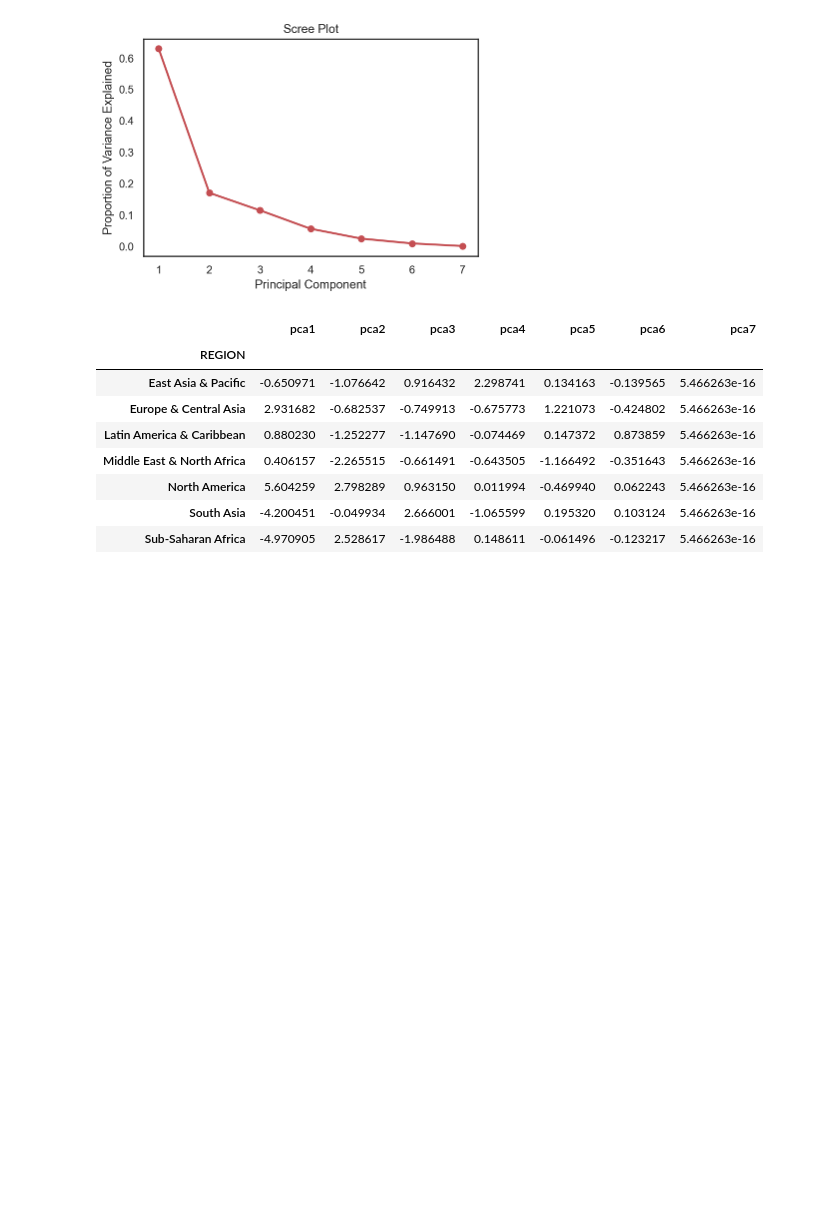
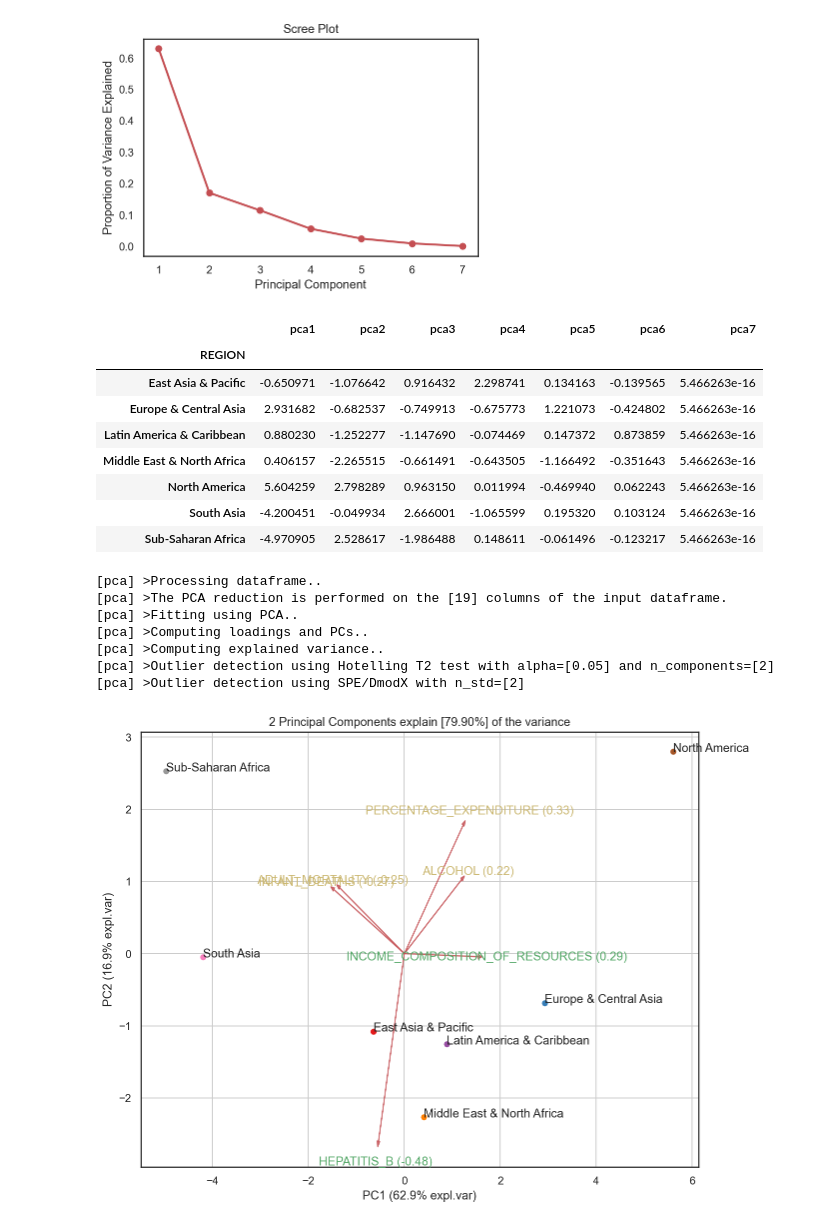
Before and after one commit to YoungAndJin96/Regression_LifeExpectancy, a Jupyter notebook: ipynb/Life_Expectancy_Regression.ipynb, the cells around one changed output. Saved outputs shown, nothing was run; the diff lists cells and outputs as text; code cells hidden in the pictures; blank space fills up the shorter version.

Commit message:
Modify : pca biplot function

```diff
--- a/ipynb/Life_Expectancy_Regression.ipynb
+++ b/ipynb/Life_Expectancy_Regression.ipynb
@@ -631,15 +633,3 @@ def fit_pca(data, n_component=2):
                           columns=[f"pca{num+1}" for num in range(n_component)])
 
     return pca_df, pc_values, pca_var
-# %%
-from pca import pca # biplot을 그리기 위한 별도 라이브러리
-
-def show_biplot(data, n_component=2):
-    pca_df, pc_values, pca_var = fit_pca(data, n_component)
-
-    # n_component 개수만큼의 특성으로 정리한 biplot
-    model = pca(n_component)
-    results = model.fit_transform(pca_df)
-    fig, ax = model.biplot(n_feat=n_component, legend=False)
-
-show_biplot(original, n_component)
@@ -686,3 +667,28 @@ show_screeplot(original, n_component)
 | North America | 5.604259 | 2.798289 | 0.963150 | 0.011994 | -0.469940 | 0.062243 | 5.466263e-16 |
 | South Asia | -4.200451 | -0.049934 | 2.666001 | -1.065599 | 0.195320 | 0.103124 | 5.466263e-16 |
 | Sub-Saharan Africa | -4.970905 | 2.528617 | -1.986488 | 0.148611 | -0.061496 | -0.123217 | 5.466263e-16 |
+# %%
+def show_biplot(data, n_component=2, feature_num=5):
+    data = data.drop(['ISO3166', 'YEAR', 'LIFE_EXPECTANCY'], axis=1)
+
+    model = pca(n_components=n_component)
+    # fit scaler
+    ss_df = fit_scaler(data)
+    # pca
+    results = model.fit_transform(ss_df)
+    fig, ax = model.biplot(n_feat=feature_num, legend=False)
+
+# n_componenet : region num
+original = original.groupby('REGION').mean().round(3)
+n_component = len(original.index)
+feature_num = 5
+show_biplot(original, 2, 6)
+# %% [output]
+[pca] >Processing dataframe..
+[pca] >The PCA reduction is performed on the [19] columns of the input dataframe.
+[pca] >Fitting using PCA..
+[pca] >Computing loadings and PCs..
+[pca] >Computing explained variance..
+[pca] >Outlier detection using Hotelling T2 test with alpha=[0.05] and n_components=[2]
+[pca] >Outlier detection using SPE/DmodX with n_std=[2]
+[figure, added]
```
Also changed, not shown: parts of 7 cells of this notebook.
